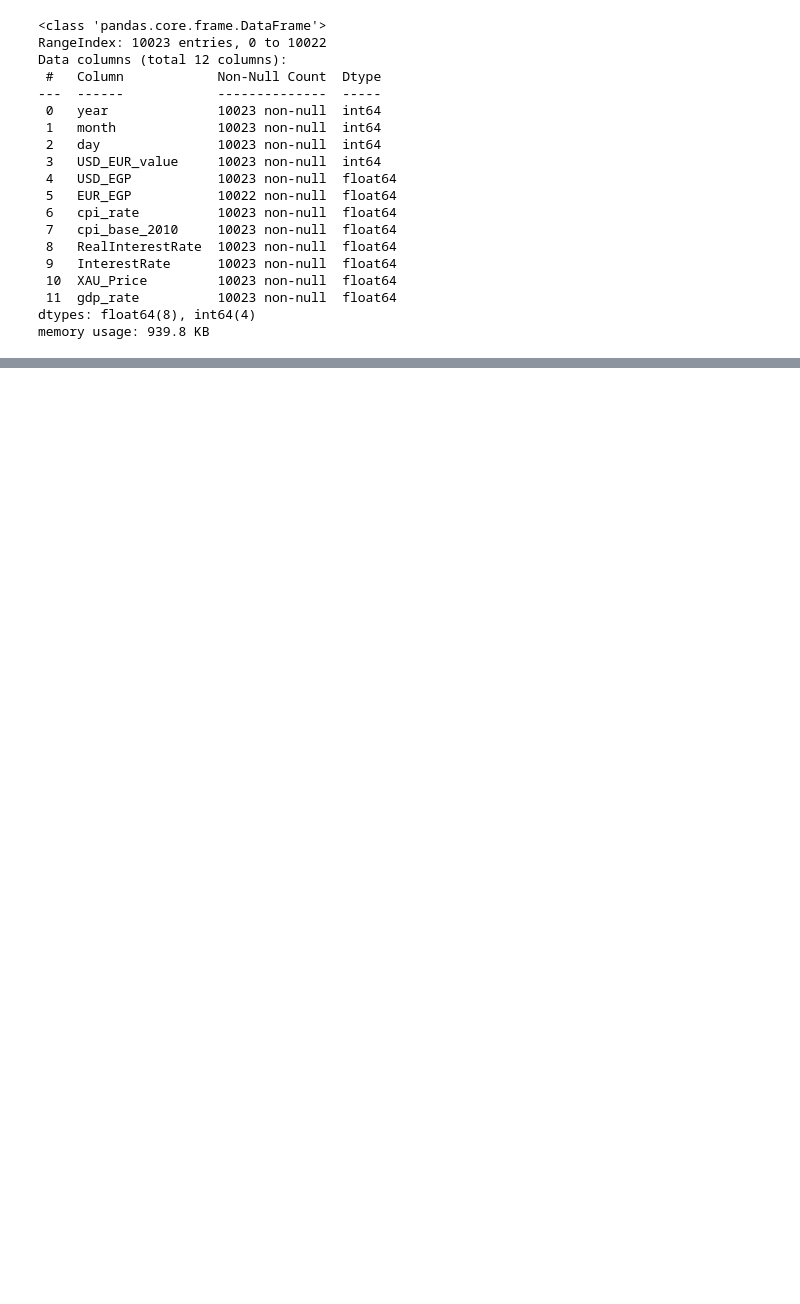
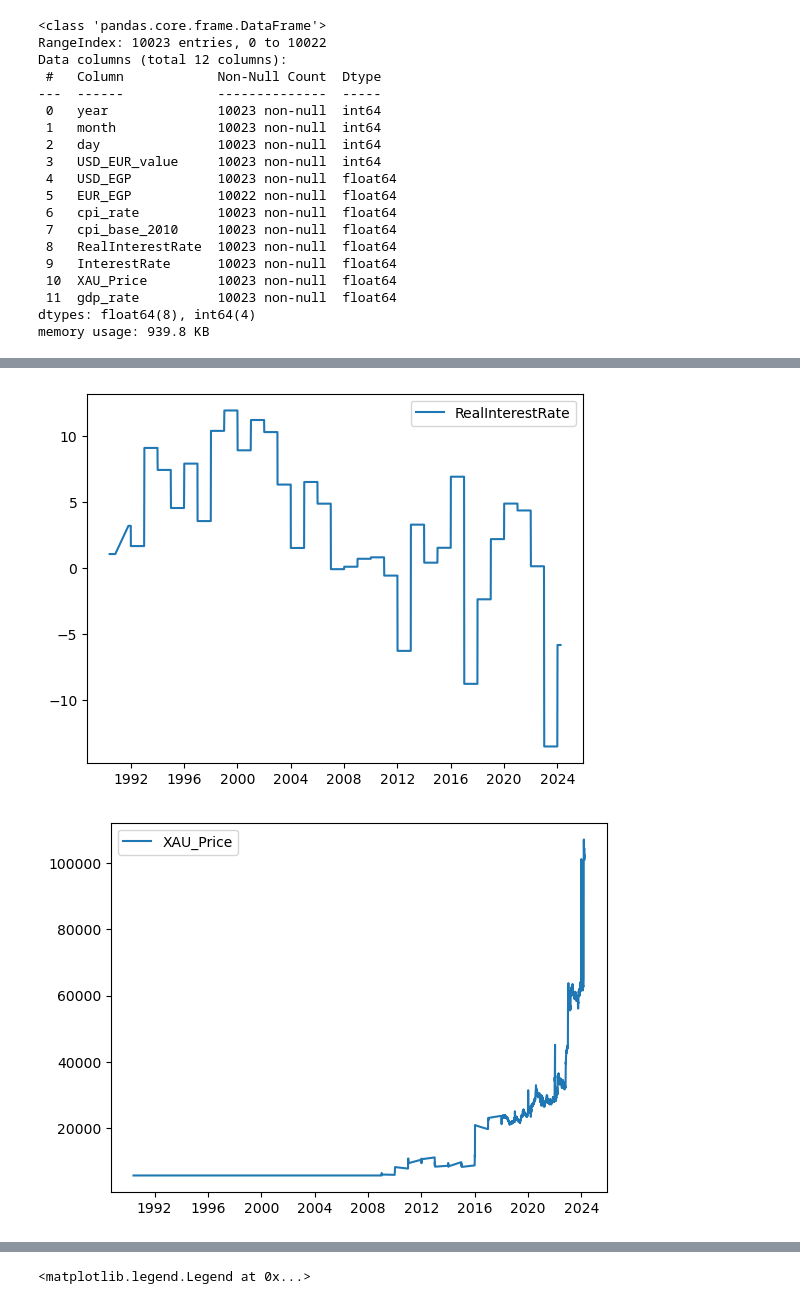
Before and after one commit to heso501Dev/InflationPredection, a Jupyter notebook: train.ipynb, the cells around one changed output, grey strips where cells are left out. Drawn from its saved outputs; the diff is of its cells as text; code cells hidden in the pictures; blank space fills up the shorter version.

```diff
--- a/train.ipynb
+++ b/train.ipynb
@@ -87,5 +78,6 @@ print(melbourne_model.predict(x.tail()))
 # %%
 from sklearn.ensemble import RandomForestRegressor
+
 # split data into training and validation data, for both features and target
 # The split is based on a random number generator. Supplying a numeric value to
 # the random_state argument guarantees we get the same split every time we
@@ -98,7 +90,11 @@ melbourne_model.fit(train_X, train_y)
 # get predicted prices on validation data
 val_predictions = melbourne_model.predict(val_X)
 
-b = [mean_absolute_error(val_y, val_predictions),mean_squared_error(val_y,val_predictions),r2_score(val_y,val_predictions)]
+b = [
+    (1-mean_absolute_percentage_error(val_y, val_predictions))*100,
+    (1-np.sqrt(mean_squared_error(val_y, val_predictions))/(val_predictions.max()-val_predictions.min()))*100,
+    r2_score(val_y, val_predictions)*100
+]
 print(b)
 
 plt.scatter(val_y, val_predictions,label="predected")
@@ -129,10 +125,12 @@ clf.fit(train_X, train_y)
 
 val_predictions = clf.predict(val_X)
 
-c = [mean_absolute_error(val_y, val_predictions),mean_squared_error(val_y,val_predictions),r2_score(val_y,val_predictions)]
+c = [
+    (1-mean_absolute_percentage_error(val_y, val_predictions))*100,
+    (1-np.sqrt(mean_squared_error(val_y, val_predictions))/(val_predictions.max()-val_predictions.min()))*100,
+    r2_score(val_y, val_predictions)*100
+]
 print(c)
-
-
 
 plt.scatter(val_y, val_predictions,label="predected")
 plt.scatter(val_y, val_y,alpha=0.3, label="actual")
@@ -154,2 +152,35 @@ plt.show()
 [figure]
 [figure]
+# %%
+df = data['year'].astype(str) + '/' + data['month'].astype(str) + '/' + data['day'].astype(str)
+z = pd.to_datetime(df)
+
+for i in range (4):
+    plt.plot(z, target[target_features[i]],label=target_features[i])
+    plt.legend(loc='best')
+    plt.show()
+
+mad = pd.DataFrame({"abselue mean":[a[0],b[0],c[0]],
+                    "square mean":[a[1],b[1],c[1]],
+                    "coefficient of determination":[a[2],b[2],c[2]]},
+                    index=["decision tree","random forest","extra forest"]
+)
+
+
+
+# plot bars or kind='barh' for horizontal bars; adjust figsize accordingly
+ax = mad.plot(kind='bar', rot=0, xlabel='Date', ylabel='Value', title='My Plot', figsize=(6, 4))
+
+# add some labels
+for c in ax.containers:
+    # set the bar label
+    ax.bar_label(c, fmt='%0.2f', label_type='edge')
+
+# add a little space at the top of the plot for the annotation
+ax.margins(y=0.1)
+
+# move the legend out of the plot
+ax.legend(title='Columns', bbox_to_anchor=(1, 0.5), loc='center left', frameon=False)
+# %% [output]
+[figure, added]
+[figure, added]
@@ -155,0 +189 @@ plt.show()
+<matplotlib.legend.Legend at 0x...>
```
Also changed, not shown: parts of 6 cells of this notebook.
